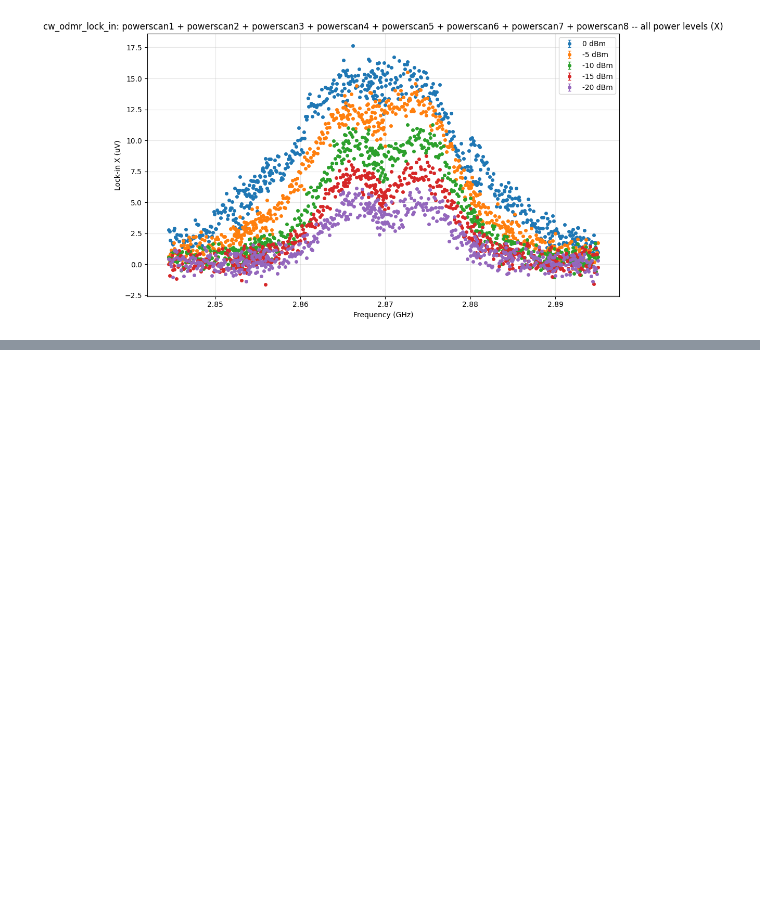
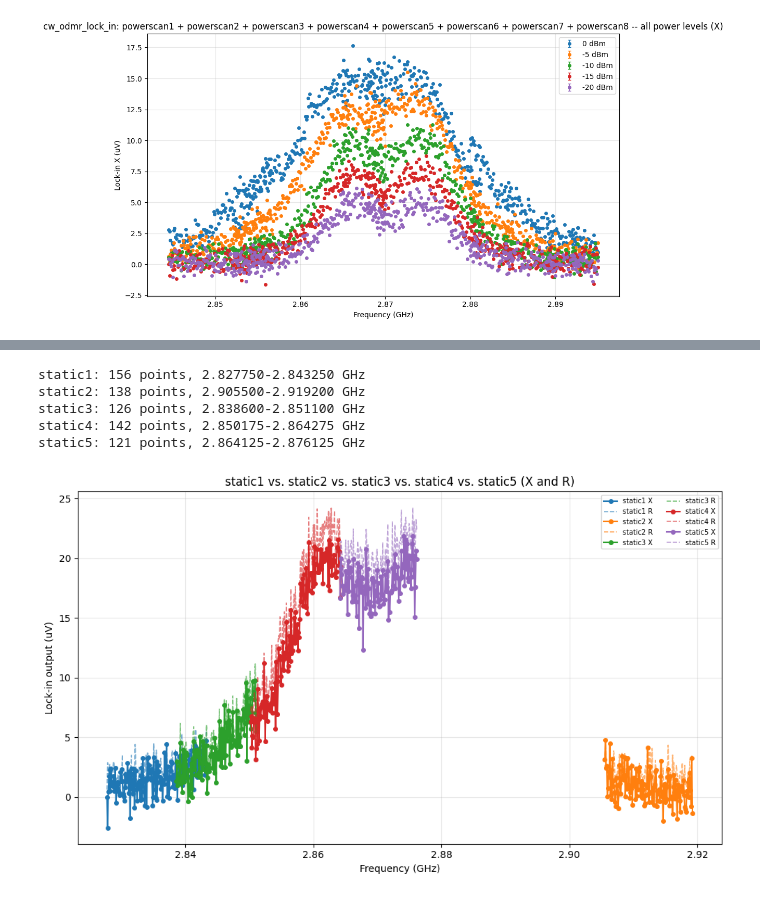
Before and after one commit to meimei2027/diamonds, a Jupyter notebook: experiment/cw_odmr_lock_in_result.ipynb, the cells around one changed output, grey strips where cells are left out. Cells and saved outputs as stored; diff of their text form; code cells hidden in the pictures; blank space fills up the shorter version.

```diff
--- a/experiment/cw_odmr_lock_in_result.ipynb
+++ b/experiment/cw_odmr_lock_in_result.ipynb
@@ -687,0 +692,36 @@ plt.show()
+# %%
+STATIC_RUN_NAMES = ["static1", "static2", "static3", "static4", "static5"]
+
+static_runs = {}
+for name in STATIC_RUN_NAMES:
+    run_path = f"{DATA_DIR}/{name}"
+    freqs_hz = np.load(f"{run_path}/{name}_lockin_spectrum_freqs_hz.npy")
+    x = np.load(f"{run_path}/{name}_lockin_spectrum_x.npy")
+    y = np.load(f"{run_path}/{name}_lockin_spectrum_y.npy")
+    static_runs[name] = dict(freqs_ghz=freqs_hz / 1e9, x=x, r=np.hypot(x, y))
+    print(f"{name}: {len(freqs_hz)} points, "
+          f"{freqs_hz.min()/1e9:.6f}-{freqs_hz.max()/1e9:.6f} GHz")
+# %% [output]
+static1: 156 points, 2.827750-2.843250 GHz
+static2: 138 points, 2.905500-2.919200 GHz
+static3: 126 points, 2.838600-2.851100 GHz
+static4: 142 points, 2.850175-2.864275 GHz
+static5: 121 points, 2.864125-2.876125 GHz
+# %%
+fig, ax = plt.subplots(figsize=(10, 6))
+
+for i, name in enumerate(STATIC_RUN_NAMES):
+    d = static_runs[name]
+    color = colors[i % len(colors)]
+    ax.plot(d["freqs_ghz"], d["x"] * 1e6, "o-", color=color, ms=4, label=f"{name} X")
+    ax.plot(d["freqs_ghz"], d["r"] * 1e6, "--", color=color, lw=1.2, alpha=0.6, label=f"{name} R")
+
+ax.set_xlabel("Frequency (GHz)")
+ax.set_ylabel("Lock-in output (uV)")
+ax.set_title(" vs. ".join(STATIC_RUN_NAMES) + " (X and R)")
+ax.legend(fontsize=7, ncol=2)
+ax.grid(alpha=0.3)
+plt.tight_layout()
+plt.show()
+# %% [output]
+[figure, added]
```
Also changed, not shown: parts of 1 cell of this notebook, 6 other files.
